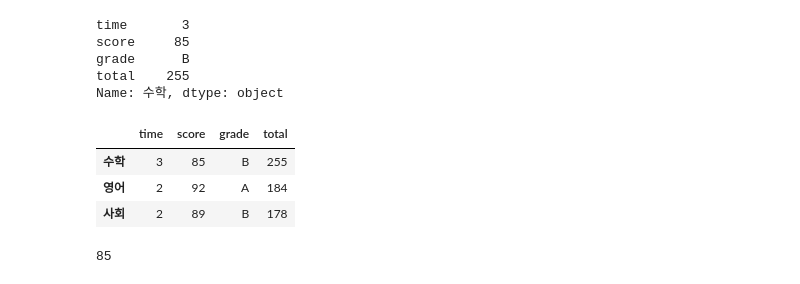
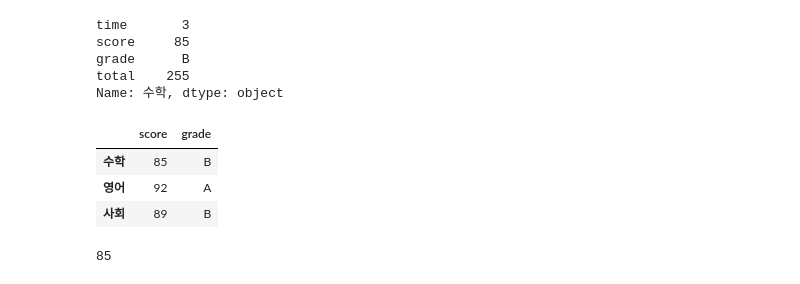
Before and after one commit to unsik-kim/python_study, a Jupyter notebook: data_class/pandas_code.ipynb, the cells around one changed output. Drawn from its saved outputs; the diff is of its cells as text; code cells hidden in the pictures.

```diff
--- a/data_class/pandas_code.ipynb
+++ b/data_class/pandas_code.ipynb
@@ -872,12 +959,12 @@ grade      B
 total    255
 Name: 수학, dtype: object
 # %%
-df.loc['수학':'사회']
+df.loc['수학':'사회', 'score':'grade']
 # %% [output]
-|  | time | score | grade | total |
-| 수학 | 3 | 85 | B | 255 |
-| 영어 | 2 | 92 | A | 184 |
-| 사회 | 2 | 89 | B | 178 |
+|  | score | grade |
+| 수학 | 85 | B |
+| 영어 | 92 | A |
+| 사회 | 89 | B |
 # %%
 df.at['수학','score']
 # %% [output]
```
Also changed, not shown: parts of 23 cells of this notebook, 1 other file.
